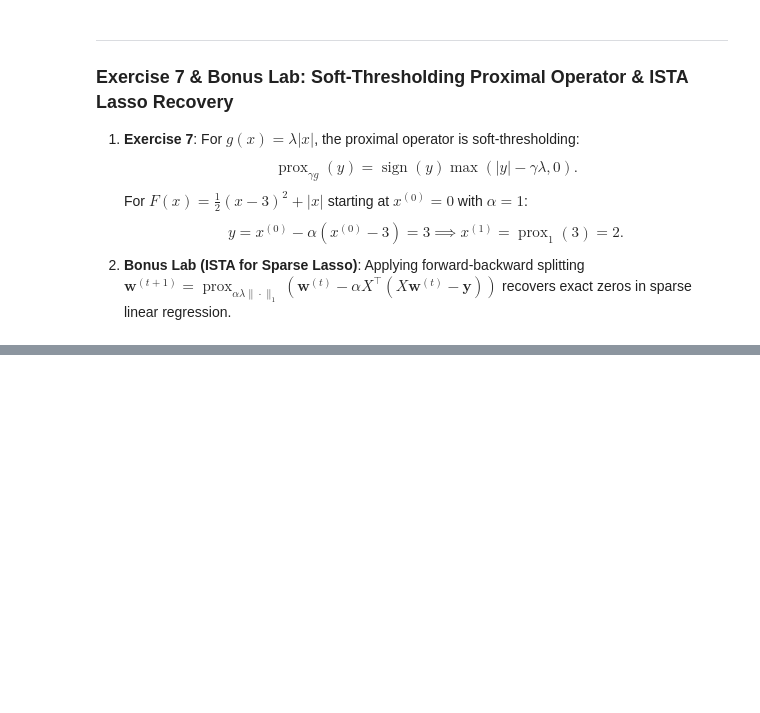
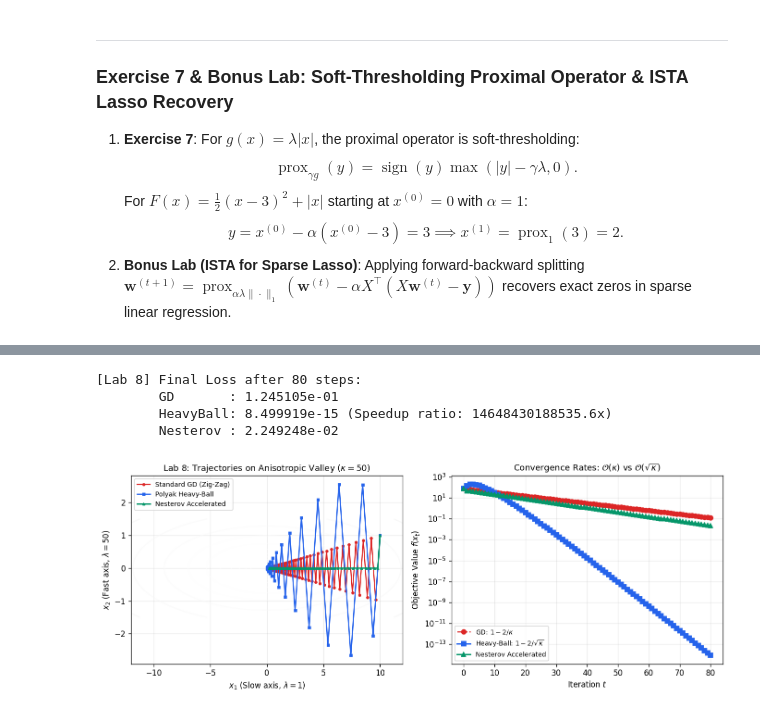
Before and after one commit to xuanxinjushi/mathematics-for-ai-machine-learning, a Jupyter notebook: chapter12-optimization-method/code/proj.ipynb, the cells around one changed output, grey strips where cells are left out. Drawn from its saved outputs; the diff is of its cells as text; code cells hidden in the pictures; blank space fills up the shorter version.

```diff
--- a/chapter12-optimization-method/code/proj.ipynb
+++ b/chapter12-optimization-method/code/proj.ipynb
@@ -364,0 +376,80 @@ plt.show()
+# %%
+# Lab 8: Heavy-Ball and Nesterov Acceleration vs GD
+kappa = 50.0
+A = np.diag([1.0, kappa])
+x0 = np.array([10.0, 1.0])
+n_iter = 80
+
+# 1. Standard Gradient Descent
+eta_gd = 2.0 / (1.0 + kappa)
+x_gd = [x0.copy()]
+curr = x0.copy()
+for _ in range(n_iter):
+    curr = curr - eta_gd * (A @ curr)
+    x_gd.append(curr.copy())
+x_gd = np.array(x_gd)
+
+# 2. Polyak Heavy-Ball Momentum
+alpha_hb = 4.0 / ((1.0 + np.sqrt(kappa))**2)
+beta_hb = ((np.sqrt(kappa) - 1.0) / (np.sqrt(kappa) + 1.0))**2
+x_hb = [x0.copy()]
+curr = x0.copy()
+v = np.zeros(2)
+for _ in range(n_iter):
+    grad = A @ curr
+    v = beta_hb * v + grad
+    curr = curr - alpha_hb * v
+    x_hb.append(curr.copy())
+x_hb = np.array(x_hb)
+
+# 3. Nesterov Accelerated Gradient
+eta_nag = 1.0 / kappa
+x_nag = [x0.copy()]
+curr = x0.copy()
+v = np.zeros(2)
+for _ in range(n_iter):
+    lookahead = curr + beta_hb * v
+    grad = A @ lookahead
+    v = beta_hb * v - eta_nag * grad
+    curr = curr + v
+    x_nag.append(curr.copy())
+x_nag = np.array(x_nag)
+
+loss_gd = [0.5 * x @ A @ x for x in x_gd]
+loss_hb = [0.5 * x @ A @ x for x in x_hb]
+loss_nag = [0.5 * x @ A @ x for x in x_nag]
+
+print(f"[Lab 8] Final Loss after {n_iter} steps:")
+print(f"        GD       : {loss_gd[-1]:.6e}")
+print(f"        HeavyBall: {loss_hb[-1]:.6e} (Speedup ratio: {loss_gd[-1]/max(loss_hb[-1], 1e-18):.1f}x)")
+print(f"        Nesterov : {loss_nag[-1]:.6e}")
+
+fig, (ax1, ax2) = plt.subplots(1, 2, figsize=(11.5, 4.4))
+xg = np.linspace(-12, 12, 150)
+yg = np.linspace(-1.5, 1.5, 150)
+Xg, Yg = np.meshgrid(xg, yg)
+Zg = 0.5 * (Xg**2 + kappa * Yg**2)
+ax1.contour(Xg, Yg, Zg, levels=np.logspace(0, 3, 14), cmap='Greys', alpha=0.45)
+ax1.plot(x_gd[:, 0], x_gd[:, 1], 'o-', color='#dc2626', lw=1.4, markersize=3, label='Standard GD (Zig-Zag)')
+ax1.plot(x_hb[:, 0], x_hb[:, 1], 's-', color='#2563eb', lw=1.6, markersize=3, label='Polyak Heavy-Ball')
+ax1.plot(x_nag[:, 0], x_nag[:, 1], '^-', color='#059669', lw=1.8, markersize=3, label='Nesterov Accelerated')
+ax1.set_title(r'Lab 8: Trajectories on Anisotropic Valley ($\kappa = 50$)')
+ax1.set_xlabel(r'$x_1$ (Slow axis, $\lambda=1$)')
+ax1.set_ylabel(r'$x_2$ (Fast axis, $\lambda=50$)')
+ax1.legend(fontsize=8.5)
+
+ax2.semilogy(loss_gd, 'o--', color='#dc2626', lw=1.5, label=r'GD: $1 - 2/\kappa$')
+ax2.semilogy(loss_hb, 's-', color='#2563eb', lw=1.8, label=r'Heavy-Ball: $1 - 2/\sqrt{\kappa}$')
+ax2.semilogy(loss_nag, '^-', color='#059669', lw=1.8, label=r'Nesterov Accelerated')
+ax2.set_title(r'Convergence Rates: $\mathcal{O}(\kappa)$ vs $\mathcal{O}(\sqrt{\kappa})$')
+ax2.set_xlabel('Iteration $t$')
+ax2.set_ylabel('Objective Value $f(x_t)$')
+ax2.legend(fontsize=8.5)
+plt.tight_layout()
+plt.show()
+# %% [output]
+[Lab 8] Final Loss after 80 steps:
+        GD       : 1.245105e-01
+        HeavyBall: 8.499919e-15 (Speedup ratio: 14648430188535.6x)
+        Nesterov : 2.249248e-02
+[figure, added]
```
Also changed, not shown: parts of 15 cells of this notebook, 19 other files.
